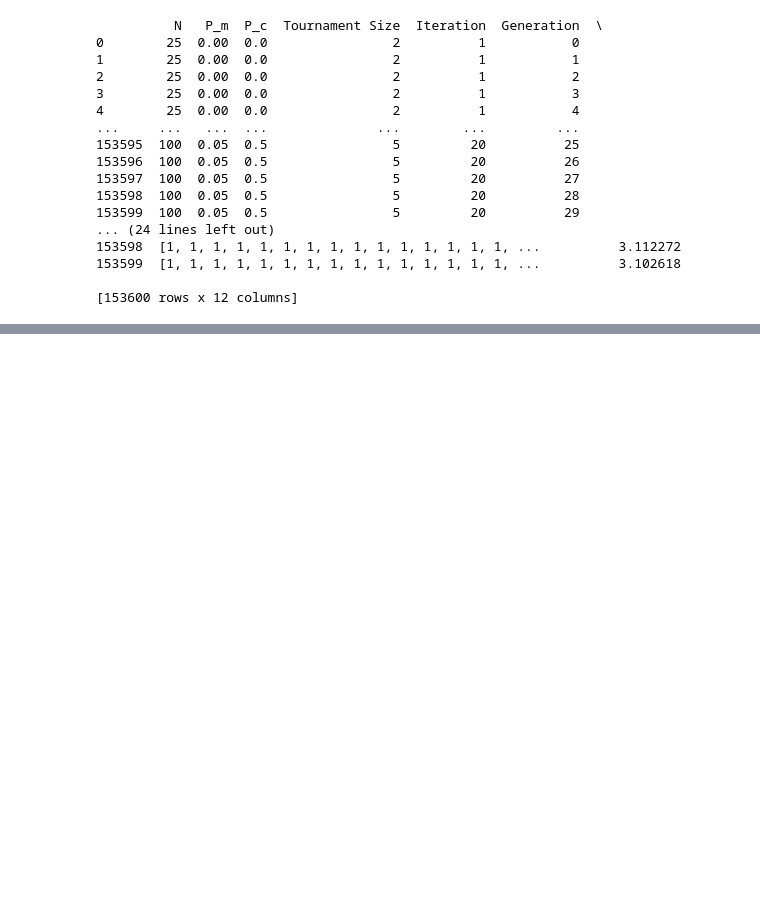
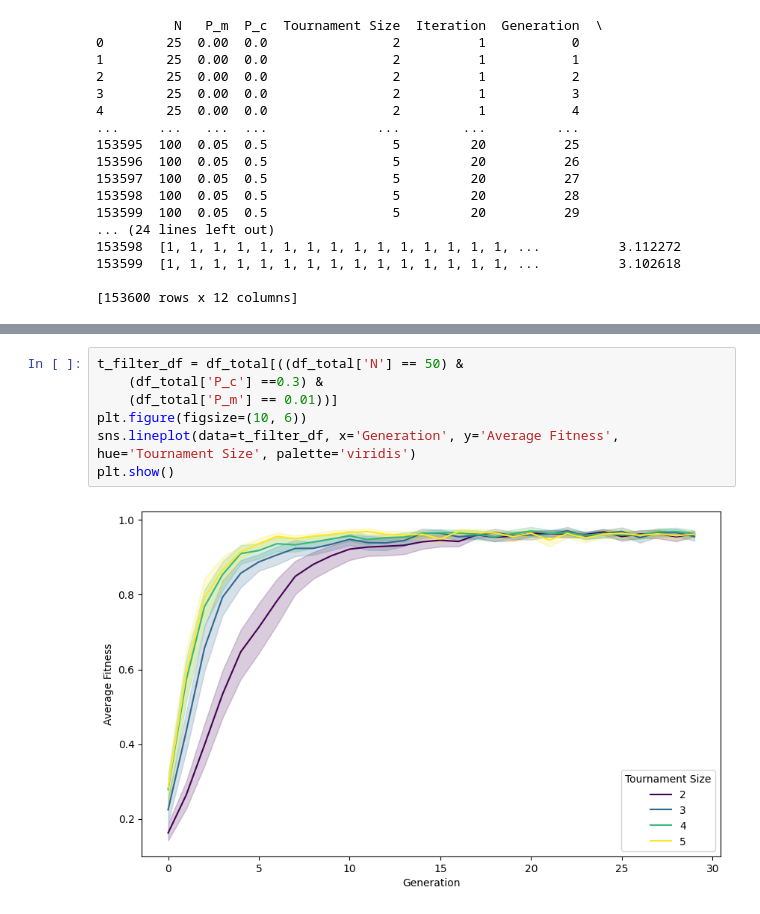
Before and after one commit to Criley71/cs527-lab2, a Jupyter notebook: leap_analysis.ipynb, the cells around one changed output, grey strips where cells are left out. Drawn from its saved outputs; the diff is of its cells as text; blank space fills up the shorter version.

```diff
--- a/leap_analysis.ipynb
+++ b/leap_analysis.ipynb
@@ -150,0 +197,9 @@ print((file_list))
+# %%
+t_filter_df = df_total[((df_total['N'] == 50) &
+    (df_total['P_c'] ==0.3) &
+    (df_total['P_m'] == 0.01))]
+plt.figure(figsize=(10, 6))
+sns.lineplot(data=t_filter_df, x='Generation', y='Average Fitness', hue='Tournament Size', palette='viridis')
+plt.show()
+# %% [output]
+[figure, added]
```
Also changed, not shown: parts of 4 cells of this notebook.
